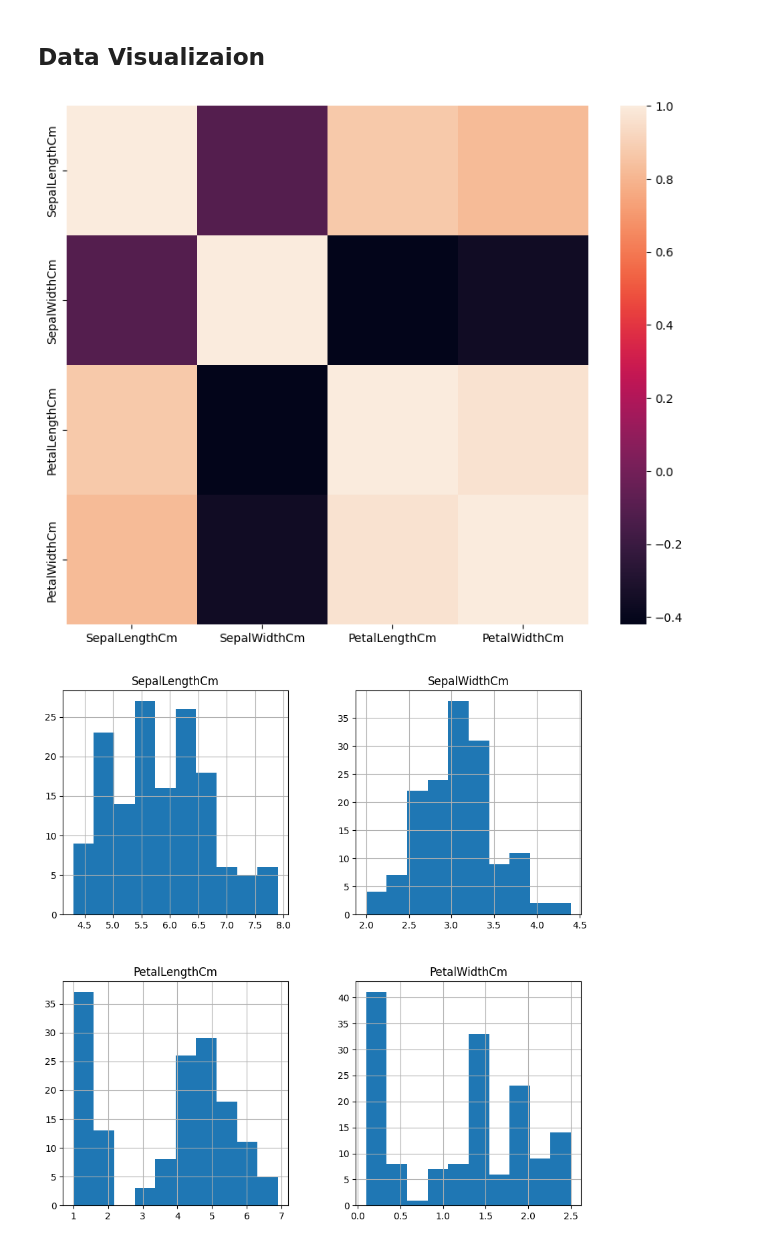
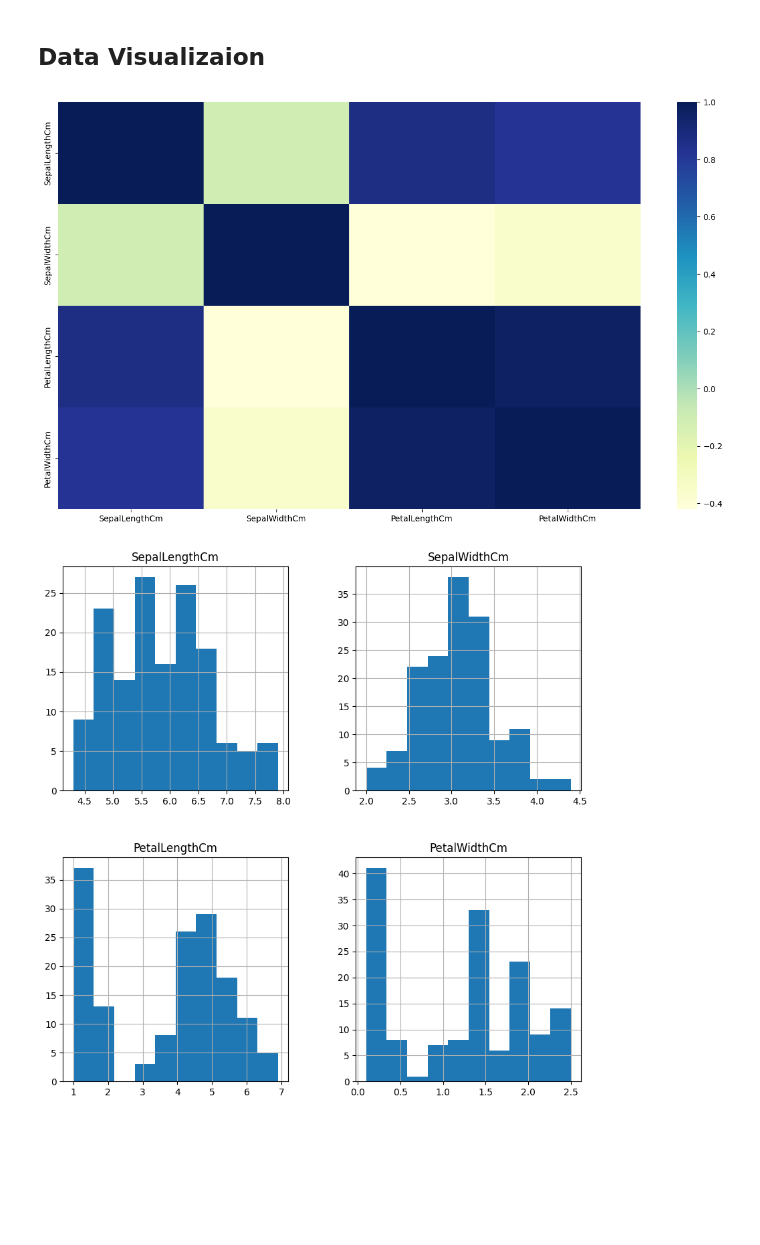
Before and after one commit to bhimrazy/Iris-Species-Prediction-using-Decision-Tree-Algorithm-GRIP, a Jupyter notebook: Prediction using Decision Tree Algorithm.ipynb, the cells around one changed output. Cells and saved outputs as stored; diff of their text form; code cells hidden in the pictures; blank space fills up the shorter version.

```diff
--- a/Prediction using Decision Tree Algorithm.ipynb
+++ b/Prediction using Decision Tree Algorithm.ipynb
@@ -77,11 +85,11 @@ df.describe()
 ## Data Visualizaion
 # %%
 # checking correlaion
-plt.figure(figsize=(10,8))
-sns.heatmap(df.corr())
+plt.figure(figsize=(16,9))
+sns.heatmap(df.corr(),cmap='YlGnBu')
 plt.show()
 # %% [output]
-[figure, old version]
+[figure, new version]
 # %%
 # Creating histogram to visualize the distribution of each independent features
 df.hist(figsize=(10,10))
```
Also changed, not shown: parts of 32 cells of this notebook, 2 other files.
